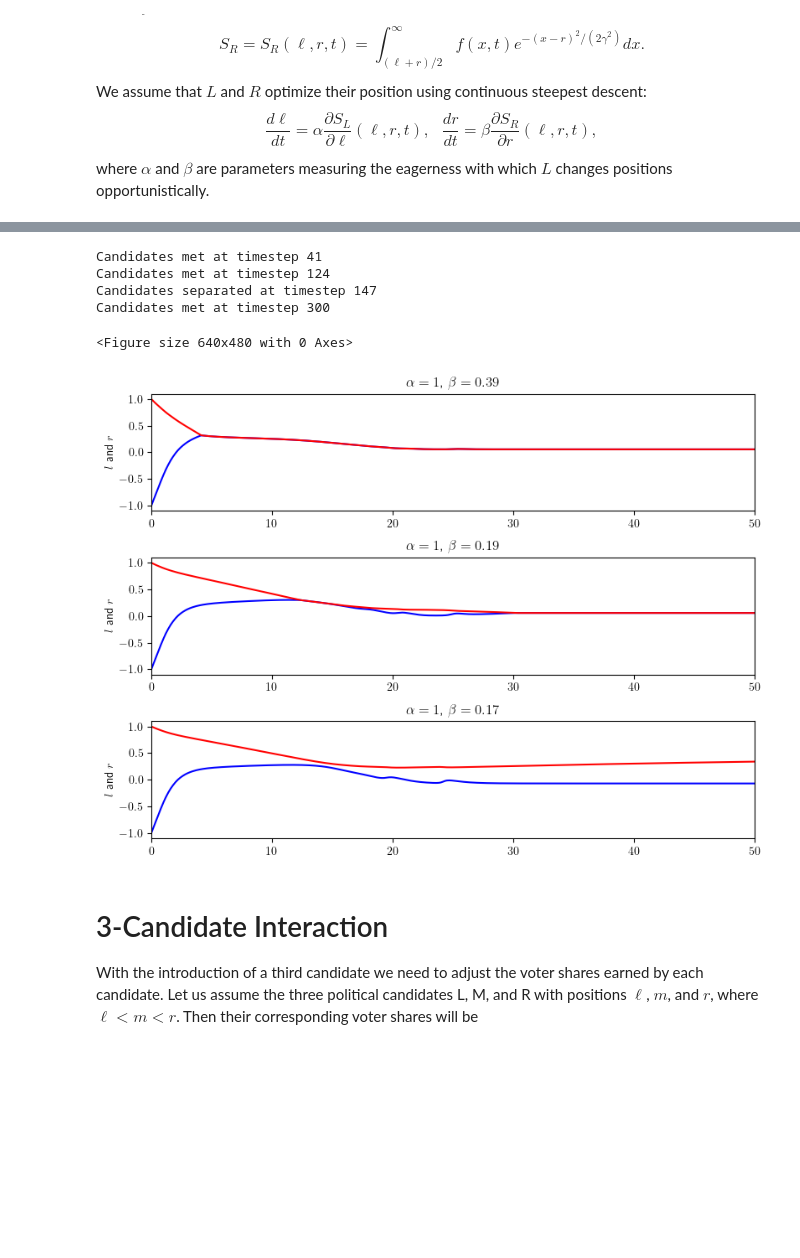
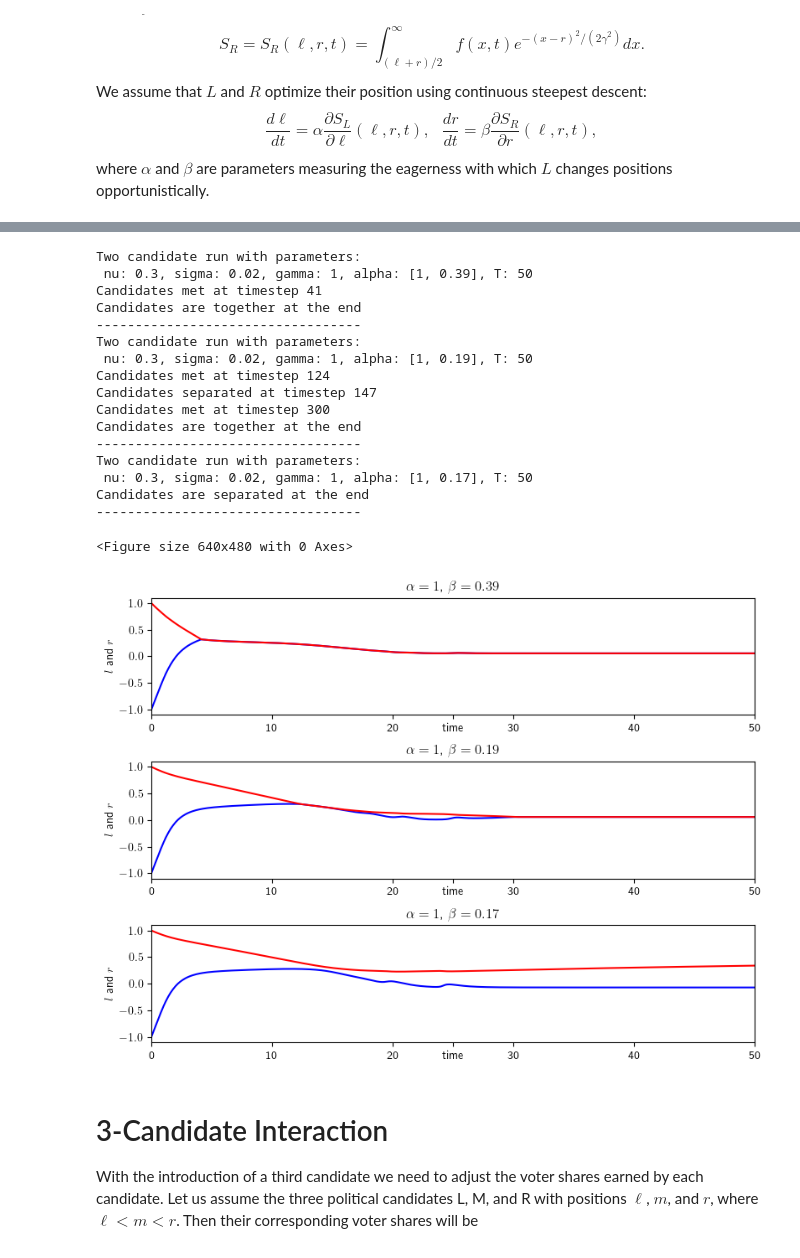
Before and after one commit to akirshtein/Candidate-Voter-Dynamics, a Jupyter notebook: Candidate-Voter Dynamics.ipynb, the cells around one changed output, grey strips where cells are left out. Cells and saved outputs as stored; diff of their text form; code cells hidden in the pictures; blank space fills up the shorter version.

```diff
--- a/Candidate-Voter Dynamics.ipynb
+++ b/Candidate-Voter Dynamics.ipynb
@@ -487,34 +580,52 @@ plt.subplot(3,1,1)
 plt.plot(time1,SL1,label='L',color='b')
 plt.plot(time1,SR1,label='R',color='r')
 plt.xlim(0,50)
+plt.xticks(ticks=[0,10,20,25,30,40,50],
+           labels=['0','10','20','time','30','40','50'])
 plt.title(r'$\alpha=1$, $\beta=0.39$')
 plt.ylabel(r'$l$ and $r$')
 
 plt.subplot(3,1,2)
 plt.plot(time2,SL2,label='L',color='b')
 plt.plot(time2,SR2,label='R',color='r')
 plt.xlim(0,50)
+plt.xticks(ticks=[0,10,20,25,30,40,50],
+           labels=['0','10','20','time','30','40','50'])
 plt.title(r'$\alpha=1$, $\beta=0.19$')
 plt.ylabel(r'$l$ and $r$')
 
 plt.subplot(3,1,3)
 plt.plot(time3,SL3,label='L',color='b')
 plt.plot(time3,SR3,label='R',color='r')
 plt.xlim(0,50)
+plt.xticks(ticks=[0,10,20,25,30,40,50],
+           labels=['0','10','20','time','30','40','50'])
 plt.title(r'$\alpha=1$, $\beta=0.17$')
 #plt.xlabel('time')
 plt.ylabel(r'$l$ and $r$')
 plt.tight_layout(pad=1.0)
 
 plt.savefig('Figures/fig4.pdf')
 plt.savefig('Figures/fig4.png', dpi=600)
 # %% [output]
+Two candidate run with parameters:
+ nu: 0.3, sigma: 0.02, gamma: 1, alpha: [1, 0.39], T: 50
 Candidates met at timestep 41
+Candidates are together at the end
+----------------------------------
+Two candidate run with parameters:
+ nu: 0.3, sigma: 0.02, gamma: 1, alpha: [1, 0.19], T: 50
 Candidates met at timestep 124
 Candidates separated at timestep 147
 Candidates met at timestep 300
+Candidates are together at the end
+----------------------------------
+Two candidate run with parameters:
+ nu: 0.3, sigma: 0.02, gamma: 1, alpha: [1, 0.17], T: 50
+Candidates are separated at the end
+----------------------------------
 <Figure size 640x480 with 0 Axes>
-[figure, old version]
+[figure, new version]
 # %% [markdown]
 # 3-Candidate Interaction
 
```
Also changed, not shown: parts of 7 cells of this notebook.
